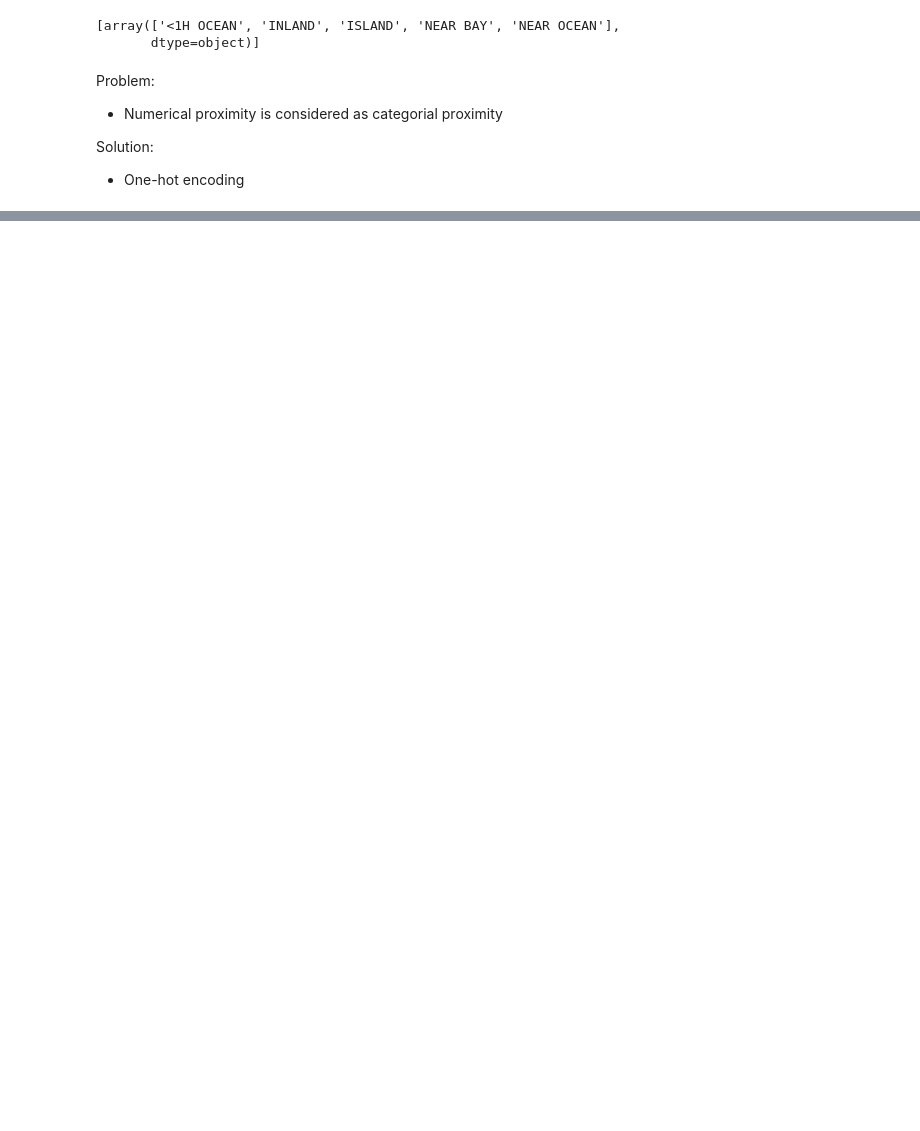
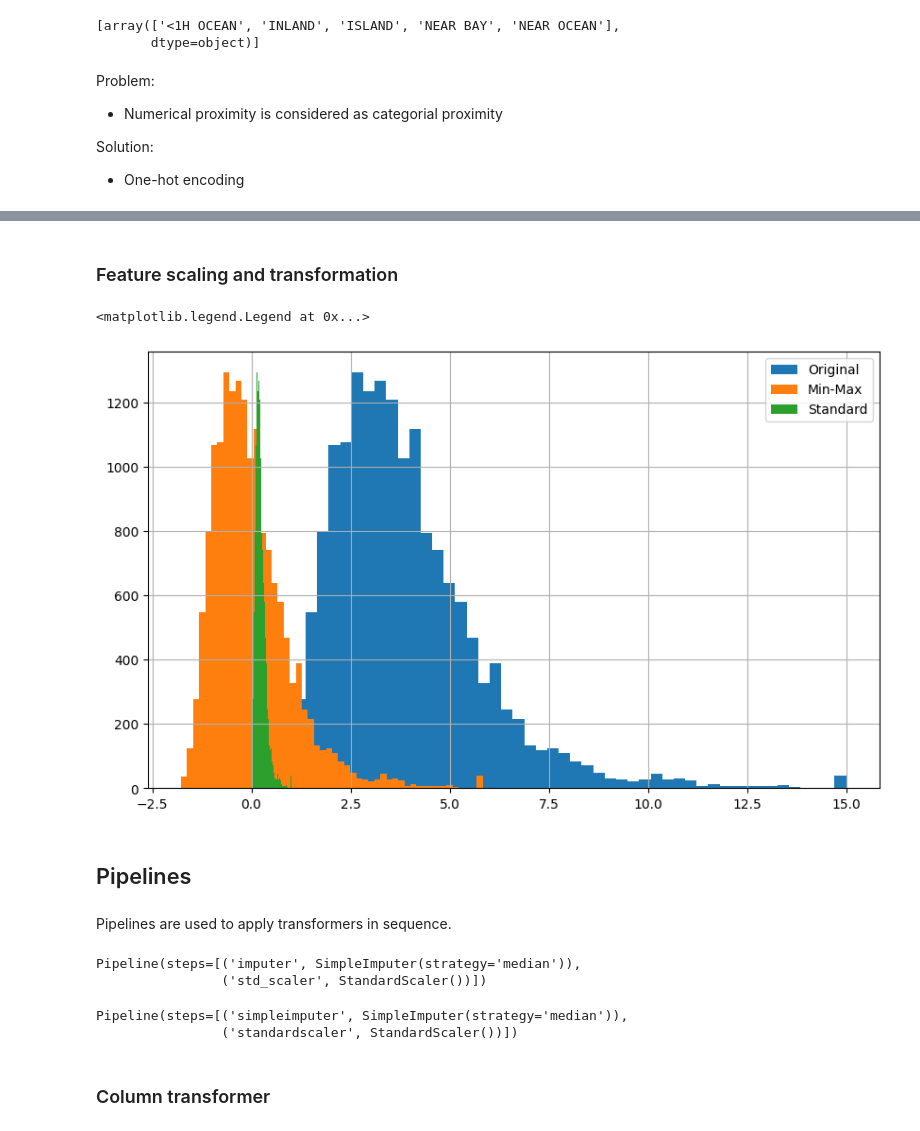
Before and after one commit to MrIsCM/Learning-Machine-Learning, a Jupyter notebook: 01_Housing.ipynb, the cells around one changed output, grey strips where cells are left out. Drawn from its saved outputs; the diff is of its cells as text; code cells hidden in the pictures; blank space fills up the shorter version.

Commit message:
Added pipelines. Some error in clustering. Need fixing.

```diff
--- a/01_Housing.ipynb
+++ b/01_Housing.ipynb
@@ -296,0 +297,25 @@ housing_categorial_1hot
+# %% [markdown]
+### Feature scaling and transformation
+# %%
+from sklearn.preprocessing import MinMaxScaler, StandardScaler
+
+# Output pandas DF for simplicity
+set_config(transform_output="pandas")
+
+min_max_scaler = MinMaxScaler()
+housing_numerical_minmax = min_max_scaler.fit_transform(housing_numerical)
+
+standard_scaler = StandardScaler()
+housing_numerical_standard = standard_scaler.fit_transform(housing_numerical)
+# %%
+housing_numerical["median_income"].hist(bins=50, figsize=(10, 6))
+housing_numerical_standard["median_income"].hist(bins=50, figsize=(10, 6))
+housing_numerical_minmax["median_income"].hist(bins=50, figsize=(10, 6))
+plt.legend(["Original", "Min-Max", "Standard"])
+# %% [output]
+<matplotlib.legend.Legend at 0x...>
+[figure, added]
+# %% [markdown]
+## Pipelines
+# %% [markdown]
+Pipelines are used to apply transformers in sequence.
@@ -296,0 +327,16 @@ housing_categorial_1hot
+# %%
+num_pipeline = Pipeline([
+	("imputer", SimpleImputer(strategy="median")),
+	("std_scaler", StandardScaler())
+])
+num_pipeline
+# %% [output]
+Pipeline(steps=[('imputer', SimpleImputer(strategy='median')),
+                ('std_scaler', StandardScaler())])
+# %%
+# Same thing but with make_pipeline
+num_pipeline_2 = make_pipeline(SimpleImputer(strategy="median"), StandardScaler())
+num_pipeline_2
+# %% [output]
+Pipeline(steps=[('simpleimputer', SimpleImputer(strategy='median')),
+                ('standardscaler', StandardScaler())])
@@ -296,0 +345,2 @@ housing_categorial_1hot
+# %% [markdown]
+### Column transformer
```
Also changed, not shown: parts of 25 cells of this notebook.
